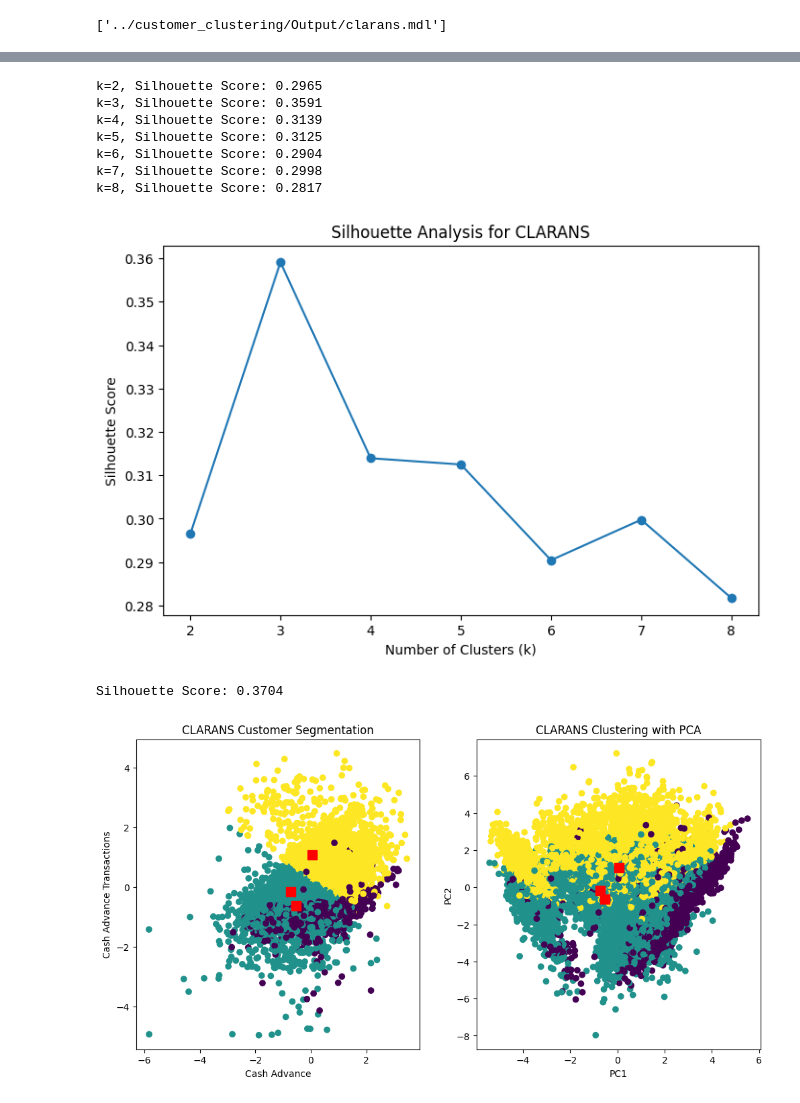
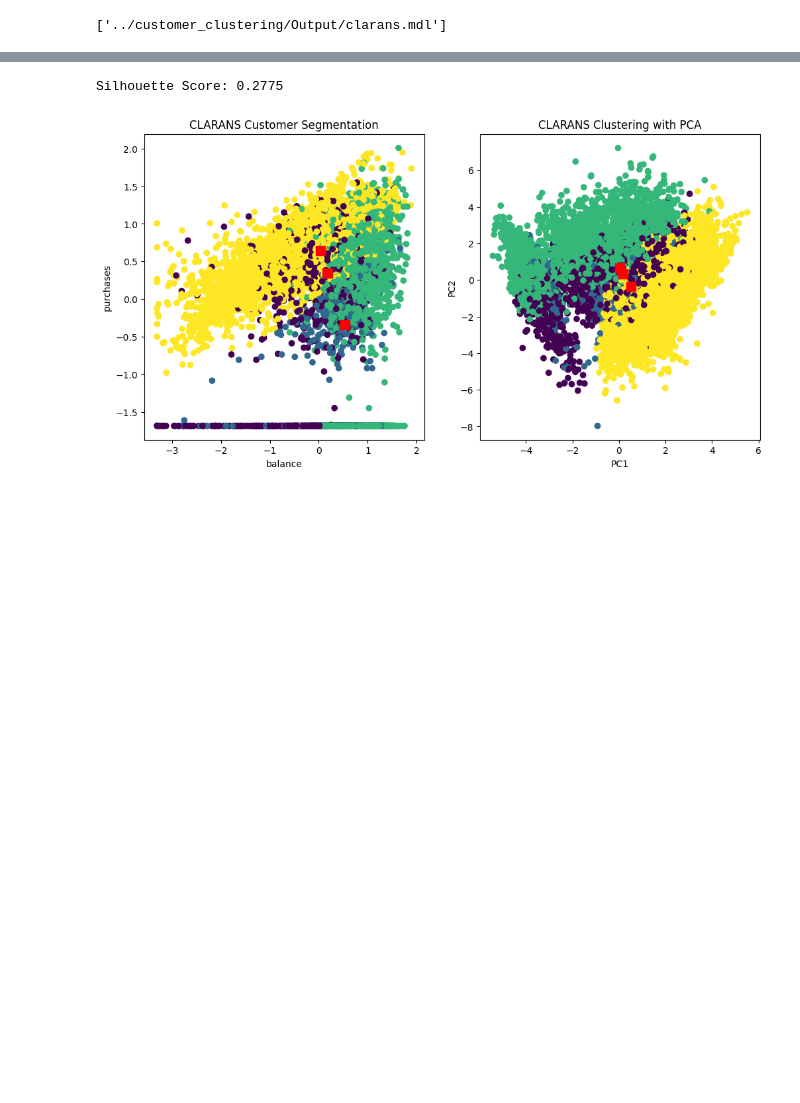
Before and after one commit to GiaHuy910/CLARANS-IN-MARKETING, a Jupyter notebook: customer_clustering/Clarans.ipynb, the cells around one changed output, grey strips where cells are left out. Drawn from its saved outputs; the diff is of its cells as text; code cells hidden in the pictures; blank space fills up the shorter version.

```diff
--- a/customer_clustering/Clarans.ipynb
+++ b/customer_clustering/Clarans.ipynb
@@ -129,23 +128,15 @@ plt.show()
 # %%
-k = 3
+k = 4
 n_local=5
 max_nei=5
 features=[
- 'payments',
- 'minimum_payments',
- 'prc_full_payment'
+ 'balance',
+ 'purchases',
+ 'cash_advance'
 ]
 datafast=D[features].copy()
 # clarans_silhouette_analysis(datafast,[2,3,4,5,6,7,8],num_local=5,max_neighbors=5)
-clarans_fast_build(datafast,k,n_local,max_nei,'payments','minimum_payments',data_pca)
+clarans_fast_build(datafast,k,n_local,max_nei,'balance','purchases',data_pca)
 # %% [output]
-k=2, Silhouette Score: 0.2965
-k=3, Silhouette Score: 0.3591
-k=4, Silhouette Score: 0.3139
-k=5, Silhouette Score: 0.3125
-k=6, Silhouette Score: 0.2904
-k=7, Silhouette Score: 0.2998
-k=8, Silhouette Score: 0.2817
+Silhouette Score: 0.2775
-[figure, old version]
+[figure, new version]
-Silhouette Score: 0.3704
-[figure, removed]
```
Also changed, not shown: parts of 10 cells of this notebook, 11 other files.
